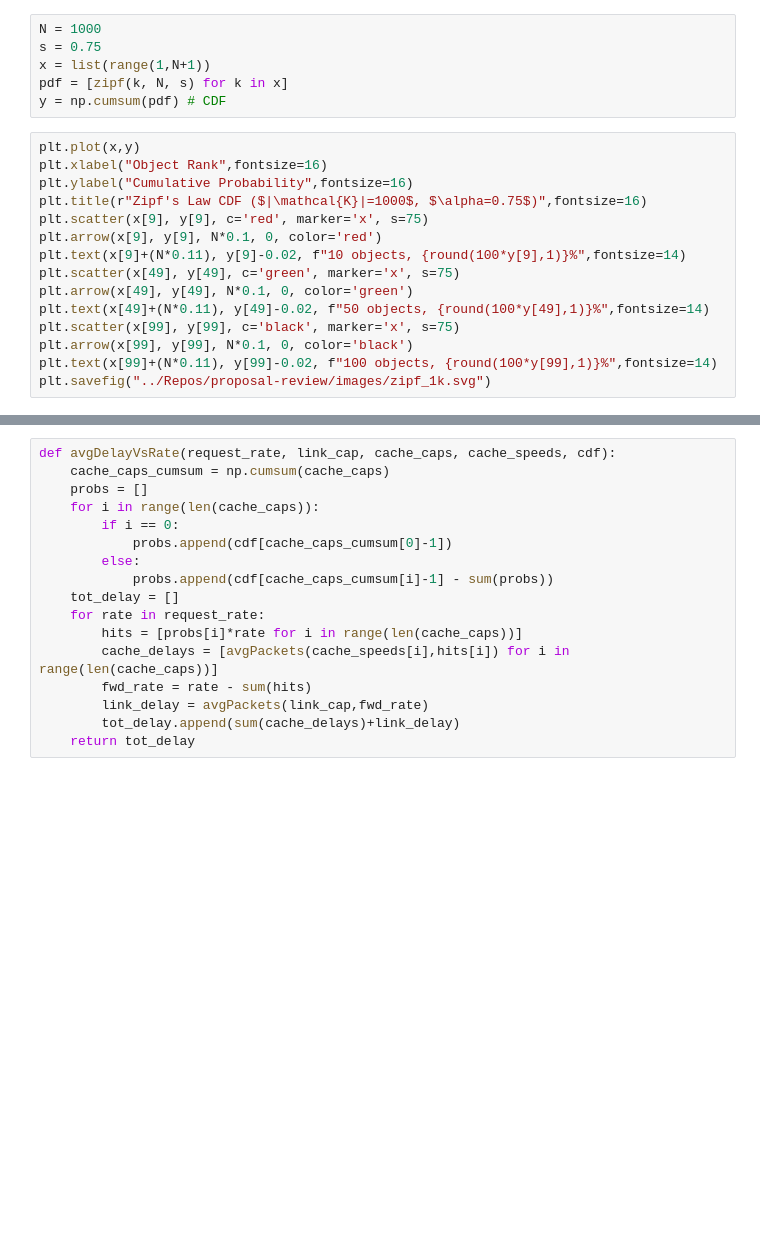
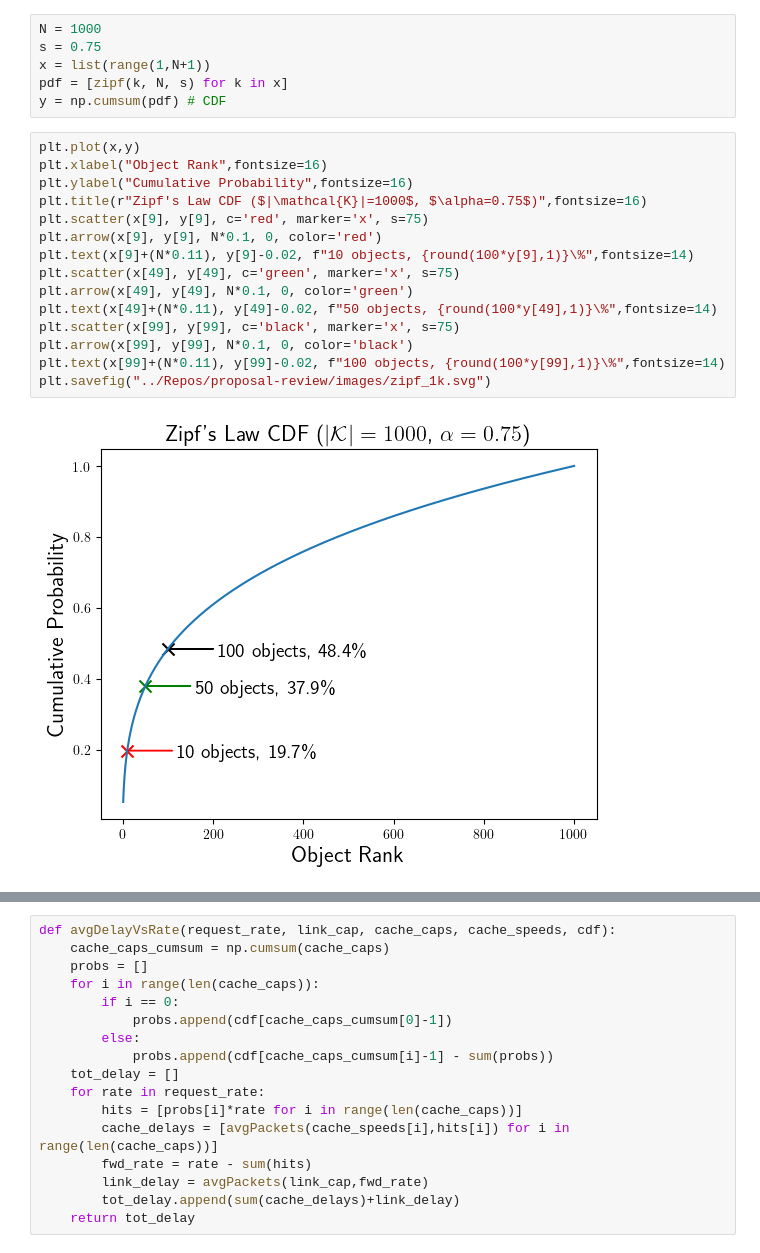
Before and after one commit to fvmutlu/dissertation-defense, a Jupyter notebook: notebooks/toy_example.ipynb, the cells around one changed output, grey strips where cells are left out. Drawn from its saved outputs; the diff is of its cells as text; blank space fills up the shorter version.

```diff
--- a/notebooks/toy_example.ipynb
+++ b/notebooks/toy_example.ipynb
@@ -96,18 +98,20 @@ y = np.cumsum(pdf) # CDF
 # %%
 plt.plot(x,y)
 plt.xlabel("Object Rank",fontsize=16)
 plt.ylabel("Cumulative Probability",fontsize=16)
 plt.title(r"Zipf's Law CDF ($|\mathcal{K}|=1000$, $\alpha=0.75$)",fontsize=16)
 plt.scatter(x[9], y[9], c='red', marker='x', s=75)
 plt.arrow(x[9], y[9], N*0.1, 0, color='red')
-plt.text(x[9]+(N*0.11), y[9]-0.02, f"10 objects, {round(100*y[9],1)}%",fontsize=14)
+plt.text(x[9]+(N*0.11), y[9]-0.02, f"10 objects, {round(100*y[9],1)}\%",fontsize=14)
 plt.scatter(x[49], y[49], c='green', marker='x', s=75)
 plt.arrow(x[49], y[49], N*0.1, 0, color='green')
-plt.text(x[49]+(N*0.11), y[49]-0.02, f"50 objects, {round(100*y[49],1)}%",fontsize=14)
+plt.text(x[49]+(N*0.11), y[49]-0.02, f"50 objects, {round(100*y[49],1)}\%",fontsize=14)
 plt.scatter(x[99], y[99], c='black', marker='x', s=75)
 plt.arrow(x[99], y[99], N*0.1, 0, color='black')
-plt.text(x[99]+(N*0.11), y[99]-0.02, f"100 objects, {round(100*y[99],1)}%",fontsize=14)
+plt.text(x[99]+(N*0.11), y[99]-0.02, f"100 objects, {round(100*y[99],1)}\%",fontsize=14)
 plt.savefig("../Repos/proposal-review/images/zipf_1k.svg")
+# %% [output]
+[figure, added]
 # %%
 request_rate = list(range(100))
 cache_caps = [5,10,25,50,100]
```
Also changed, not shown: parts of 5 cells of this notebook, 2 other files.
